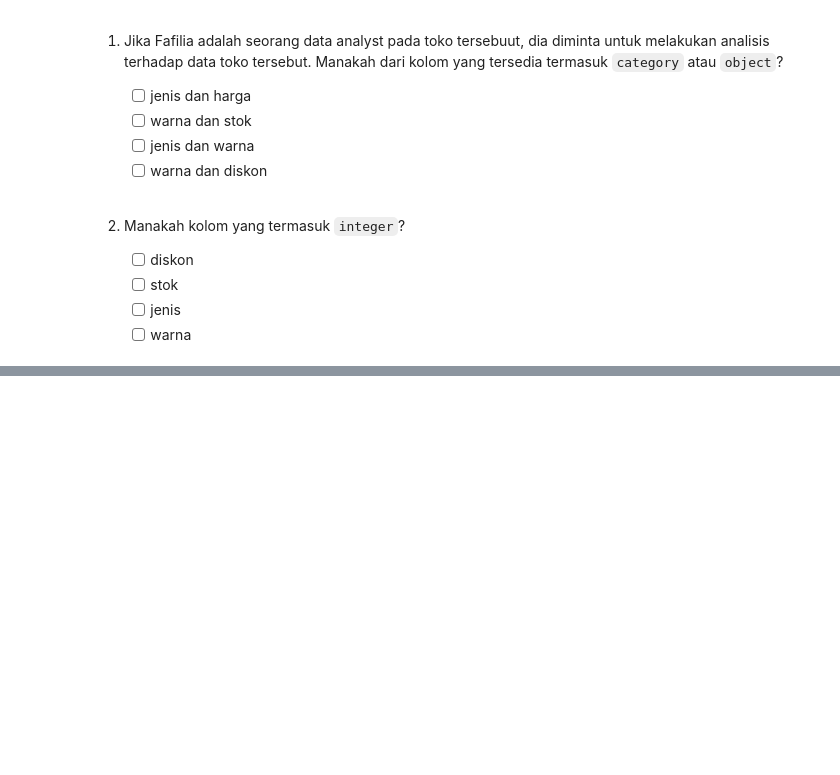
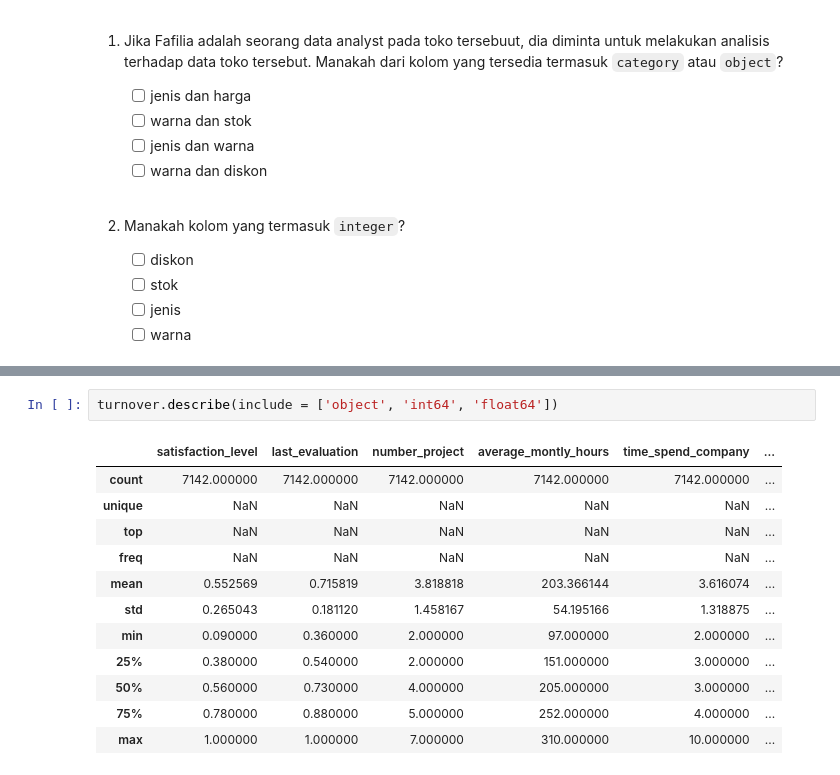
Before and after one commit to inytss/learnpy-da, a Jupyter notebook: LearnPy - Python for Data Analyst.ipynb, the cells around one changed output, grey strips where cells are left out. Drawn from its saved outputs; the diff is of its cells as text; blank space fills up the shorter version.

```diff
--- a/LearnPy - Python for Data Analyst.ipynb
+++ b/LearnPy - Python for Data Analyst.ipynb
@@ -159,0 +408,15 @@ toko
+# %%
+turnover.describe(include = ['object', 'int64', 'float64'])
+# %% [output]
+|  | satisfaction_level | last_evaluation | number_project | average_montly_hours | time_spend_company | ... |
+| count | 7142.000000 | 7142.000000 | 7142.000000 | 7142.000000 | 7142.000000 | ... |
+| unique | NaN | NaN | NaN | NaN | NaN | ... |
+| top | NaN | NaN | NaN | NaN | NaN | ... |
+| freq | NaN | NaN | NaN | NaN | NaN | ... |
+| mean | 0.552569 | 0.715819 | 3.818818 | 203.366144 | 3.616074 | ... |
+| std | 0.265043 | 0.181120 | 1.458167 | 54.195166 | 1.318875 | ... |
+| min | 0.090000 | 0.360000 | 2.000000 | 97.000000 | 2.000000 | ... |
+| 25% | 0.380000 | 0.540000 | 2.000000 | 151.000000 | 3.000000 | ... |
+| 50% | 0.560000 | 0.730000 | 4.000000 | 205.000000 | 3.000000 | ... |
+| 75% | 0.780000 | 0.880000 | 5.000000 | 252.000000 | 4.000000 | ... |
+| max | 1.000000 | 1.000000 | 7.000000 | 310.000000 | 10.000000 | ... |
```
Also changed, not shown: parts of 74 cells of this notebook.
